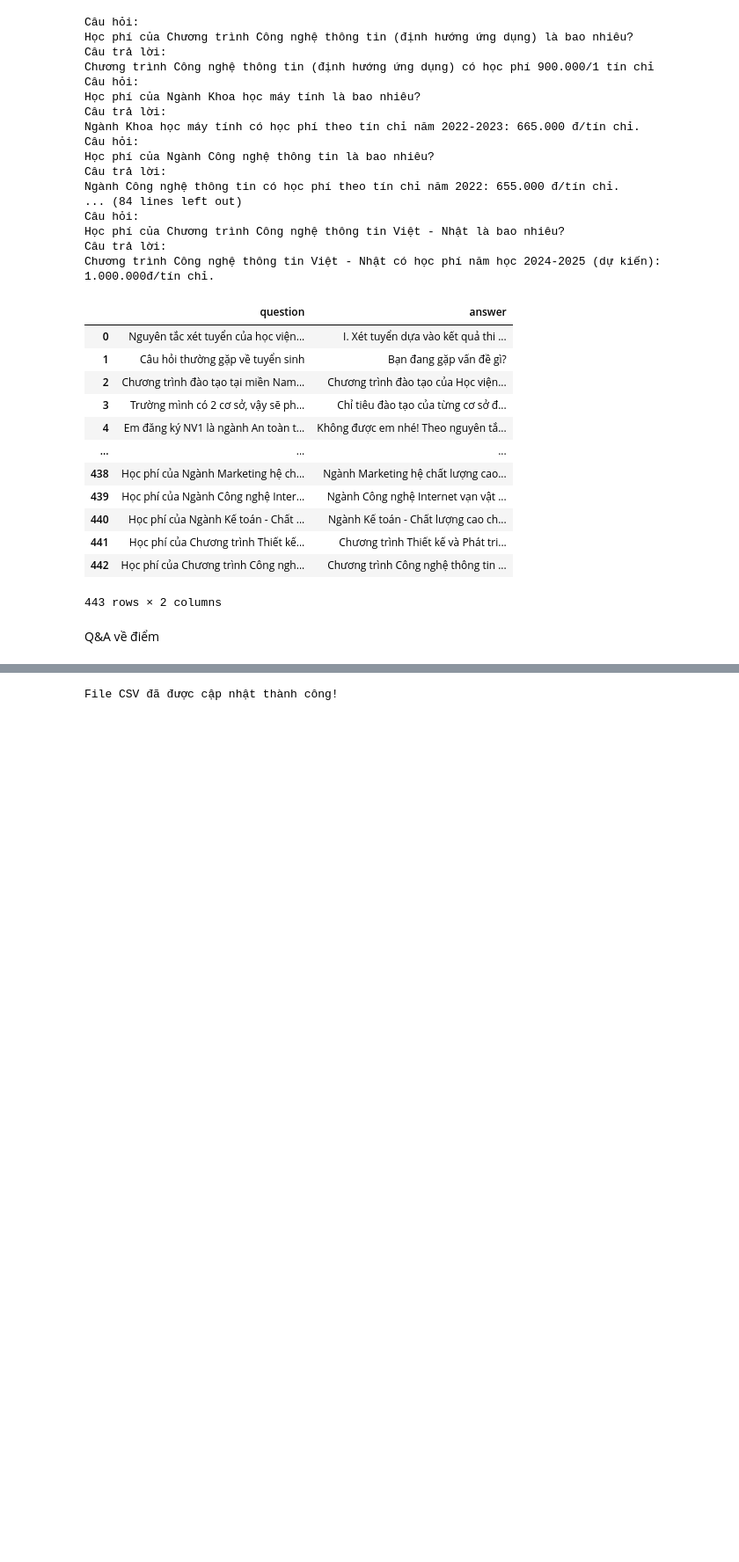
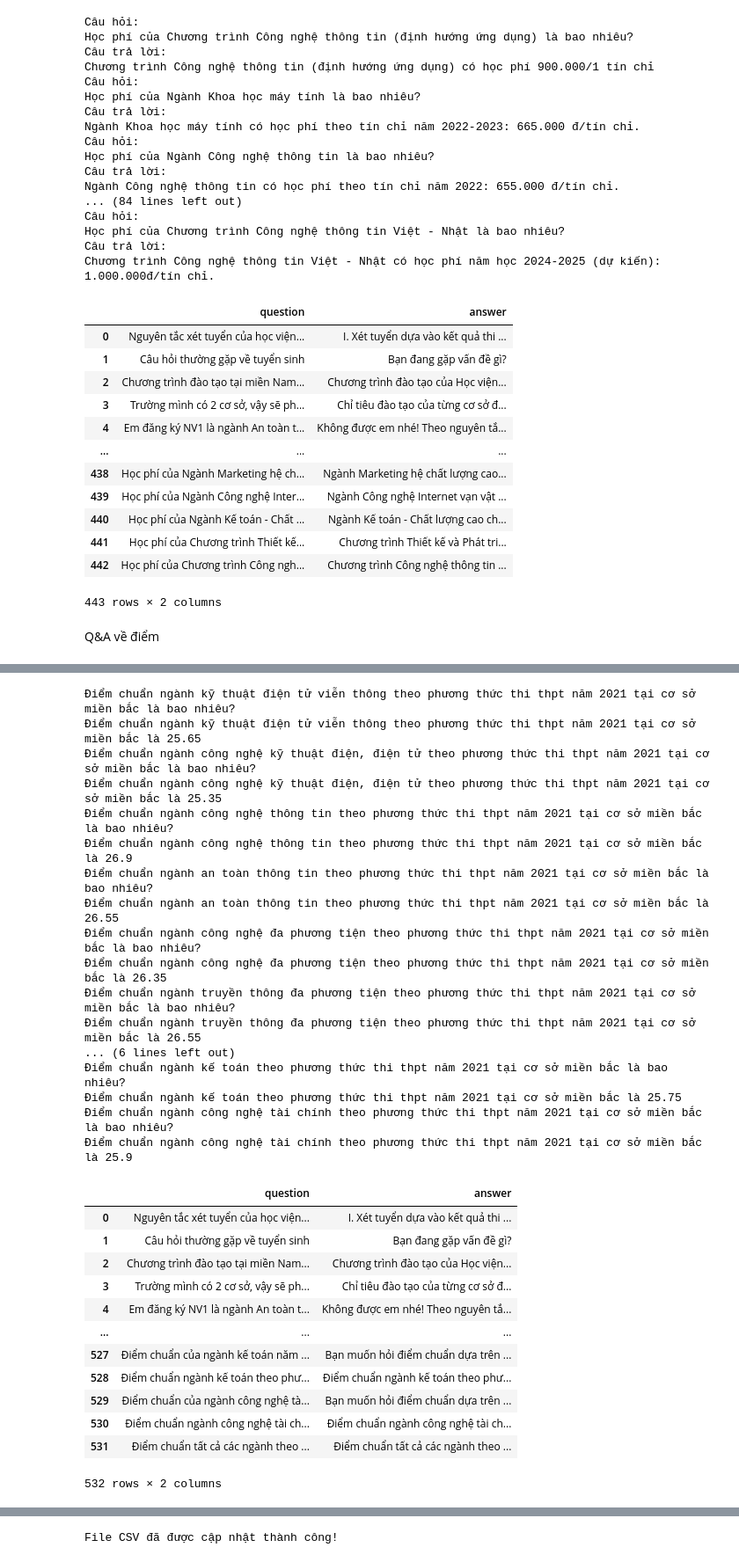
Before and after one commit to NguyenVanDuc0405/retrieval_chatbots, a Jupyter notebook: preprocess.ipynb, the cells around one changed output, grey strips where cells are left out. Shown at 88% size. Cells and saved outputs as stored; diff of their text form; code cells hidden in the pictures; blank space fills up the shorter version.

```diff
--- a/preprocess.ipynb
+++ b/preprocess.ipynb
@@ -2164,0 +978,61 @@ data_frame
+# %%
+import pandas as pd
+
+# Đọc file JSON
+df = pd.read_csv('data/score/2021/BVH/THPT.csv')
+q22 = ""
+a22 = ""
+
+q = "Điểm chuẩn tất cả các ngành theo phương thức thi thpt 2021 tại cơ sở miền bắc?"
+a = "Điểm chuẩn tất cả các ngành theo phương thức thi thpt 2021 tại cơ sở miền bắc là:\n"
+
+for i in range(len(df)):
+    a = a + df['Tên ngành'].iloc[i].lower().capitalize() + ": " + str(df['Điểm chuẩn'].iloc[i]) + "\n"
+
+    q111 = "Điểm chuẩn của ngành " + df['Tên ngành'].iloc[i].lower() + " năm 2021 là bao nhiêu?"
+    a111 = "Bạn muốn hỏi điểm chuẩn dựa trên phương thức xét tuyển nào, cơ sở miền bắc hay nam? Ví dụ về phương thức xét tuyển như xét tuyển kết hợp, thi thpt."
+    data['question'].append(q111)
+    data['answer'].append(a111)
+
+    q22 = "Điểm chuẩn ngành " + df['Tên ngành'].iloc[i].lower() + " theo phương thức thi thpt năm 2021 tại cơ sở miền bắc là bao nhiêu?"
+    a22 = "Điểm chuẩn ngành " + df['Tên ngành'].iloc[i].lower() + " theo phương thức thi thpt năm 2021 tại cơ sở miền bắc là " + str(df['Điểm chuẩn'].iloc[i])
+    print(q22)
+    print(a22)
+    data['question'].append(q22)
+    data['answer'].append(a22)
+data['question'].append(q)
+data['answer'].append(a.rstrip())
+
+data_frame = pd.DataFrame(data)
+data_frame
+# %% [output]
+Điểm chuẩn ngành kỹ thuật điện tử viễn thông theo phương thức thi thpt năm 2021 tại cơ sở miền bắc là bao nhiêu?
+Điểm chuẩn ngành kỹ thuật điện tử viễn thông theo phương thức thi thpt năm 2021 tại cơ sở miền bắc là 25.65
+Điểm chuẩn ngành công nghệ kỹ thuật điện, điện tử theo phương thức thi thpt năm 2021 tại cơ sở miền bắc là bao nhiêu?
+Điểm chuẩn ngành công nghệ kỹ thuật điện, điện tử theo phương thức thi thpt năm 2021 tại cơ sở miền bắc là 25.35
+Điểm chuẩn ngành công nghệ thông tin theo phương thức thi thpt năm 2021 tại cơ sở miền bắc là bao nhiêu?
+Điểm chuẩn ngành công nghệ thông tin theo phương thức thi thpt năm 2021 tại cơ sở miền bắc là 26.9
+Điểm chuẩn ngành an toàn thông tin theo phương thức thi thpt năm 2021 tại cơ sở miền bắc là bao nhiêu?
+Điểm chuẩn ngành an toàn thông tin theo phương thức thi thpt năm 2021 tại cơ sở miền bắc là 26.55
+Điểm chuẩn ngành công nghệ đa phương tiện theo phương thức thi thpt năm 2021 tại cơ sở miền bắc là bao nhiêu?
+Điểm chuẩn ngành công nghệ đa phương tiện theo phương thức thi thpt năm 2021 tại cơ sở miền bắc là 26.35
+Điểm chuẩn ngành truyền thông đa phương tiện theo phương thức thi thpt năm 2021 tại cơ sở miền bắc là bao nhiêu?
+Điểm chuẩn ngành truyền thông đa phương tiện theo phương thức thi thpt năm 2021 tại cơ sở miền bắc là 26.55
+... (6 lines left out)
+Điểm chuẩn ngành kế toán theo phương thức thi thpt năm 2021 tại cơ sở miền bắc là bao nhiêu?
+Điểm chuẩn ngành kế toán theo phương thức thi thpt năm 2021 tại cơ sở miền bắc là 25.75
+Điểm chuẩn ngành công nghệ tài chính theo phương thức thi thpt năm 2021 tại cơ sở miền bắc là bao nhiêu?
+Điểm chuẩn ngành công nghệ tài chính theo phương thức thi thpt năm 2021 tại cơ sở miền bắc là 25.9
+|  | question | answer |
+| 0 | Nguyên tắc xét tuyển của học viện... | I. Xét tuyển dựa vào kết quả thi ... |
+| 1 | Câu hỏi thường gặp về tuyển sinh | Bạn đang gặp vấn đề gì? |
+| 2 | Chương trình đào tạo tại miền Nam... | Chương trình đào tạo của Học viện... |
+| 3 | Trường mình có 2 cơ sở, vậy sẽ ph... | Chỉ tiêu đào tạo của từng cơ sở đ... |
+| 4 | Em đăng ký NV1 là ngành An toàn t... | Không được em nhé! Theo nguyên tắ... |
+| ... | ... | ... |
+| 527 | Điểm chuẩn của ngành kế toán năm ... | Bạn muốn hỏi điểm chuẩn dựa trên ... |
+| 528 | Điểm chuẩn ngành kế toán theo phư... | Điểm chuẩn ngành kế toán theo phư... |
+| 529 | Điểm chuẩn của ngành công nghệ tà... | Bạn muốn hỏi điểm chuẩn dựa trên ... |
+| 530 | Điểm chuẩn ngành công nghệ tài ch... | Điểm chuẩn ngành công nghệ tài ch... |
+| 531 | Điểm chuẩn tất cả các ngành theo ... | Điểm chuẩn tất cả các ngành theo ... |
+532 rows × 2 columns
```
Also changed, not shown: parts of 46 cells of this notebook, 12 other files.
